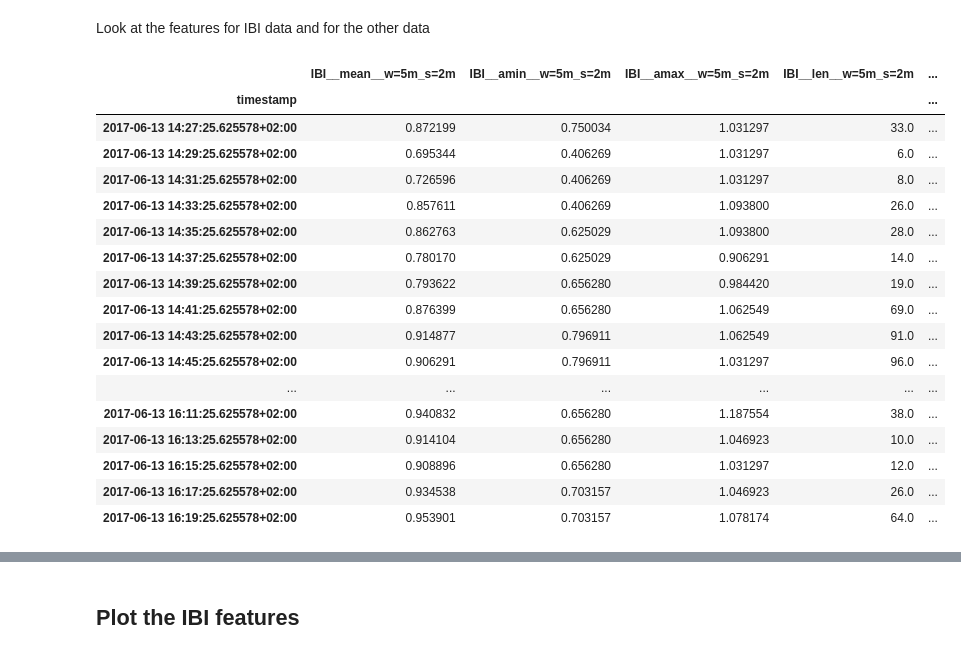
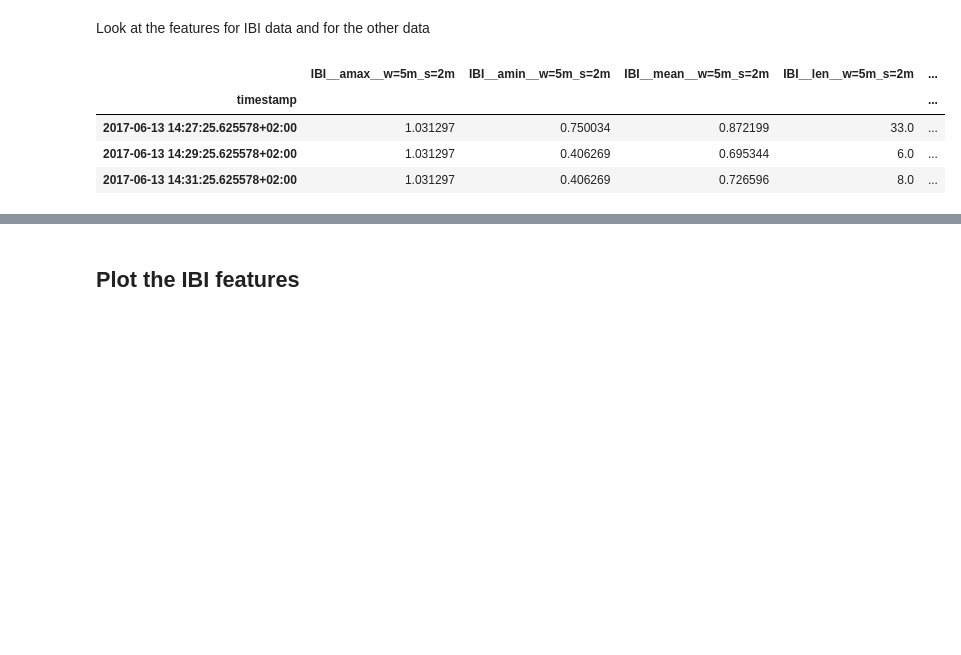
Before and after one commit to predict-idlab/tsflex, a Jupyter notebook: examples/tsflex_paper.ipynb, the cells around one changed output, grey strips where cells are left out. Saved outputs shown, nothing was run; the diff lists cells and outputs as text; code cells hidden in the pictures; blank space fills up the shorter version.

```diff
--- a/examples/tsflex_paper.ipynb
+++ b/examples/tsflex_paper.ipynb
@@ -135,13 +135,19 @@ plt.tight_layout()
 # tsflex feature extraction
 # %%
 from tsflex.features import MultipleFeatureDescriptors, FeatureCollection, FuncWrapper
+from typing import Tuple
 from tsflex.features.utils import make_robust
 
 # Import / create the feature functions
-from scipy.stats import skew
+from scipy.stats import skew, pearsonr
 
-def area(sig: np.ndarray) -> float:
+def absarea(sig: np.ndarray) -> float:
     return np.sum(np.abs(sig))
+
+def correlation(sig1: np.ndarray, sig2: np.ndarray) -> Tuple[float, float]:
+    min_l = min(len(sig1), len(sig2))
+    r, p = pearsonr(sig1[:min_l], sig2[:min_l])
+    return r, p
 
 # Create the feature descriptors
 general_feats = MultipleFeatureDescriptors(
@@ -150,17 +156,23 @@ general_feats = MultipleFeatureDescriptors(
         windows=["5min", "2.5min"], strides="2min",
 )
 eda_feats = MultipleFeatureDescriptors(
-        functions=[skew, area], series_names="EDA",
+        functions=[skew, absarea], series_names="EDA",
         windows=["7.5min", "5min", "2.5min"], strides="2min",
 )
 ibi_feats = MultipleFeatureDescriptors(
     functions= [make_robust(f) for f in [np.min, np.max, np.mean, np.std]] + [len],
     series_names="IBI",  windows="5min", strides="2min"
 )
+corr_feats = MultipleFeatureDescriptors(
+    functions=FuncWrapper(correlation, output_names=["corr_coef", "corr_p_value"]),
+    series_names=[tuple(["ACC_SMV", "EDA"]), tuple(["EDA", "TMP"])],
+    windows=["10min", '5min'],
+    strides="2min",
+)
 
 # Create the feature collection
 feature_collection = FeatureCollection(
-    feature_descriptors=[general_feats, eda_feats, ibi_feats]
+    feature_descriptors=[general_feats, eda_feats, ibi_feats, corr_feats]
 )
 feature_collection
 # %% [output]
@@ -205,26 +209,13 @@ Look at the features for IBI data and for the other data
 # %%
 ibi_features = features_df[[c for c in features_df.columns if 'IBI_' in c]]
 ibi_features = ibi_features[ibi_features.isna().sum(axis=1) < len(ibi_features.columns)]
-ibi_features
+ibi_features.head(3)
 # %% [output]
-|  | IBI__mean__w=5m_s=2m | IBI__amin__w=5m_s=2m | IBI__amax__w=5m_s=2m | IBI__len__w=5m_s=2m | ... |
+|  | IBI__amax__w=5m_s=2m | IBI__amin__w=5m_s=2m | IBI__mean__w=5m_s=2m | IBI__len__w=5m_s=2m | ... |
 | timestamp |  |  |  |  | ... |
-| 2017-06-13 14:27:25.625578+02:00 | 0.872199 | 0.750034 | 1.031297 | 33.0 | ... |
-| 2017-06-13 14:29:25.625578+02:00 | 0.695344 | 0.406269 | 1.031297 | 6.0 | ... |
-| 2017-06-13 14:31:25.625578+02:00 | 0.726596 | 0.406269 | 1.031297 | 8.0 | ... |
-| 2017-06-13 14:33:25.625578+02:00 | 0.857611 | 0.406269 | 1.093800 | 26.0 | ... |
-| 2017-06-13 14:35:25.625578+02:00 | 0.862763 | 0.625029 | 1.093800 | 28.0 | ... |
-| 2017-06-13 14:37:25.625578+02:00 | 0.780170 | 0.625029 | 0.906291 | 14.0 | ... |
-| 2017-06-13 14:39:25.625578+02:00 | 0.793622 | 0.656280 | 0.984420 | 19.0 | ... |
-| 2017-06-13 14:41:25.625578+02:00 | 0.876399 | 0.656280 | 1.062549 | 69.0 | ... |
-| 2017-06-13 14:43:25.625578+02:00 | 0.914877 | 0.796911 | 1.062549 | 91.0 | ... |
-| 2017-06-13 14:45:25.625578+02:00 | 0.906291 | 0.796911 | 1.031297 | 96.0 | ... |
-| ... | ... | ... | ... | ... | ... |
-| 2017-06-13 16:11:25.625578+02:00 | 0.940832 | 0.656280 | 1.187554 | 38.0 | ... |
-| 2017-06-13 16:13:25.625578+02:00 | 0.914104 | 0.656280 | 1.046923 | 10.0 | ... |
-| 2017-06-13 16:15:25.625578+02:00 | 0.908896 | 0.656280 | 1.031297 | 12.0 | ... |
-| 2017-06-13 16:17:25.625578+02:00 | 0.934538 | 0.703157 | 1.046923 | 26.0 | ... |
-| 2017-06-13 16:19:25.625578+02:00 | 0.953901 | 0.703157 | 1.078174 | 64.0 | ... |
+| 2017-06-13 14:27:25.625578+02:00 | 1.031297 | 0.750034 | 0.872199 | 33.0 | ... |
+| 2017-06-13 14:29:25.625578+02:00 | 1.031297 | 0.406269 | 0.695344 | 6.0 | ... |
+| 2017-06-13 14:31:25.625578+02:00 | 1.031297 | 0.406269 | 0.726596 | 8.0 | ... |
 # %%
 other_features = features_df[[c for c in features_df.columns if not 'IBI_' in c]]
 other_features = other_features[other_features.isna().sum(axis=1) < len(other_features.columns)]
```
Also changed, not shown: parts of 7 cells of this notebook.
